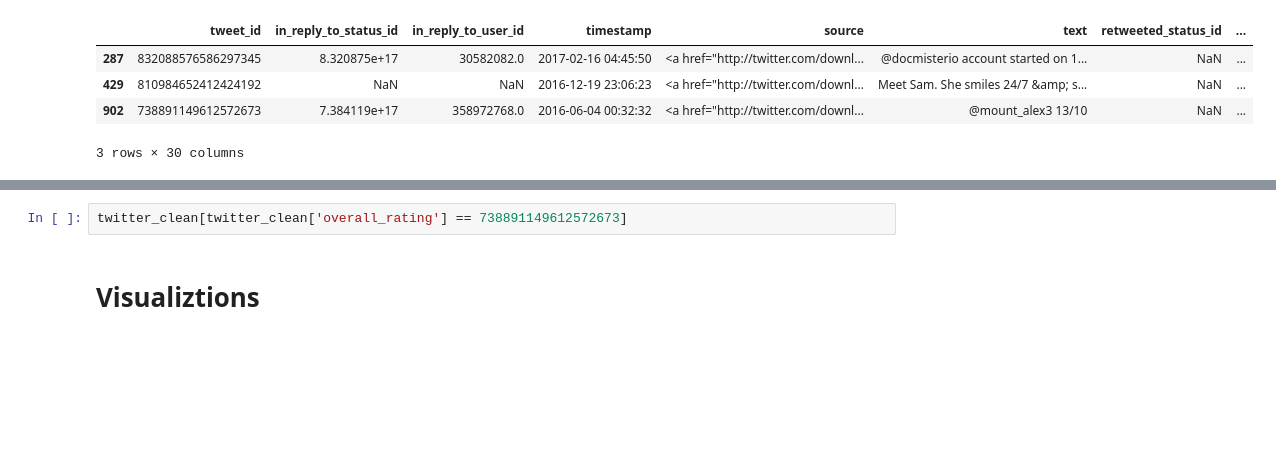
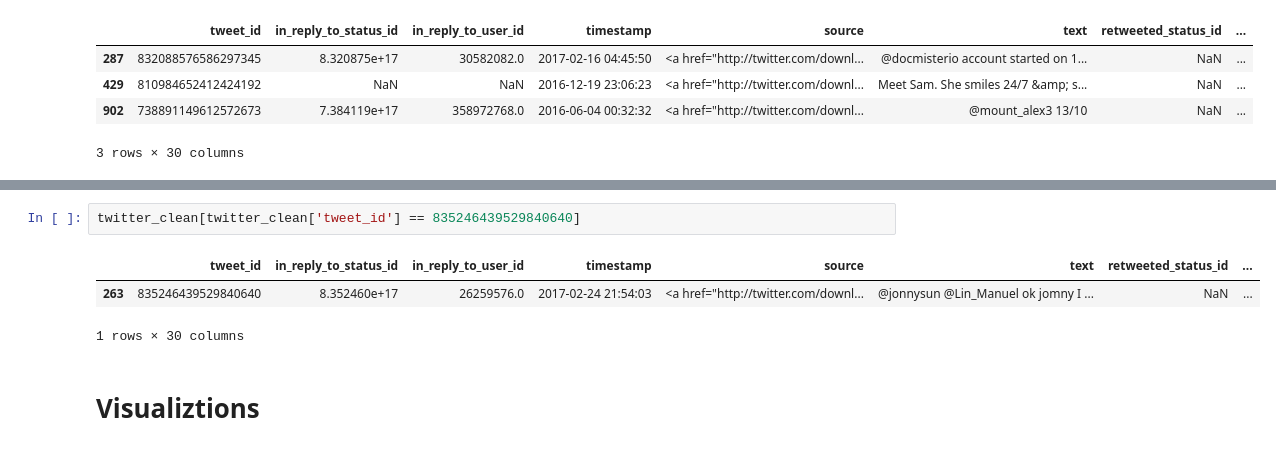
Before and after one commit to KattyP/DataWrangleProject, a Jupyter notebook: wrangle_act.ipynb, the cells around one changed output, grey strips where cells are left out. Cells and saved outputs as stored; diff of their text form; blank space fills up the shorter version.

```diff
--- a/wrangle_act.ipynb
+++ b/wrangle_act.ipynb
@@ -960,4 +975,8 @@ twitter_clean[twitter_clean['overall_rating'].isnull()]
 # %%
-twitter_clean[twitter_clean['overall_rating'] == 738891149612572673]
+twitter_clean[twitter_clean['tweet_id'] == 835246439529840640]
+# %% [output]
+|  | tweet_id | in_reply_to_status_id | in_reply_to_user_id | timestamp | source | text | retweeted_status_id | ... |
+| 263 | 835246439529840640 | 8.352460e+17 | 26259576.0 | 2017-02-24 21:54:03 | <a href="http://twitter.com/downl... | @jonnysun @Lin_Manuel ok jomny I ... | NaN | ... |
+1 rows × 30 columns
 # %% [markdown]
 # Visualiztions
```
Also changed, not shown: parts of 13 cells of this notebook.
